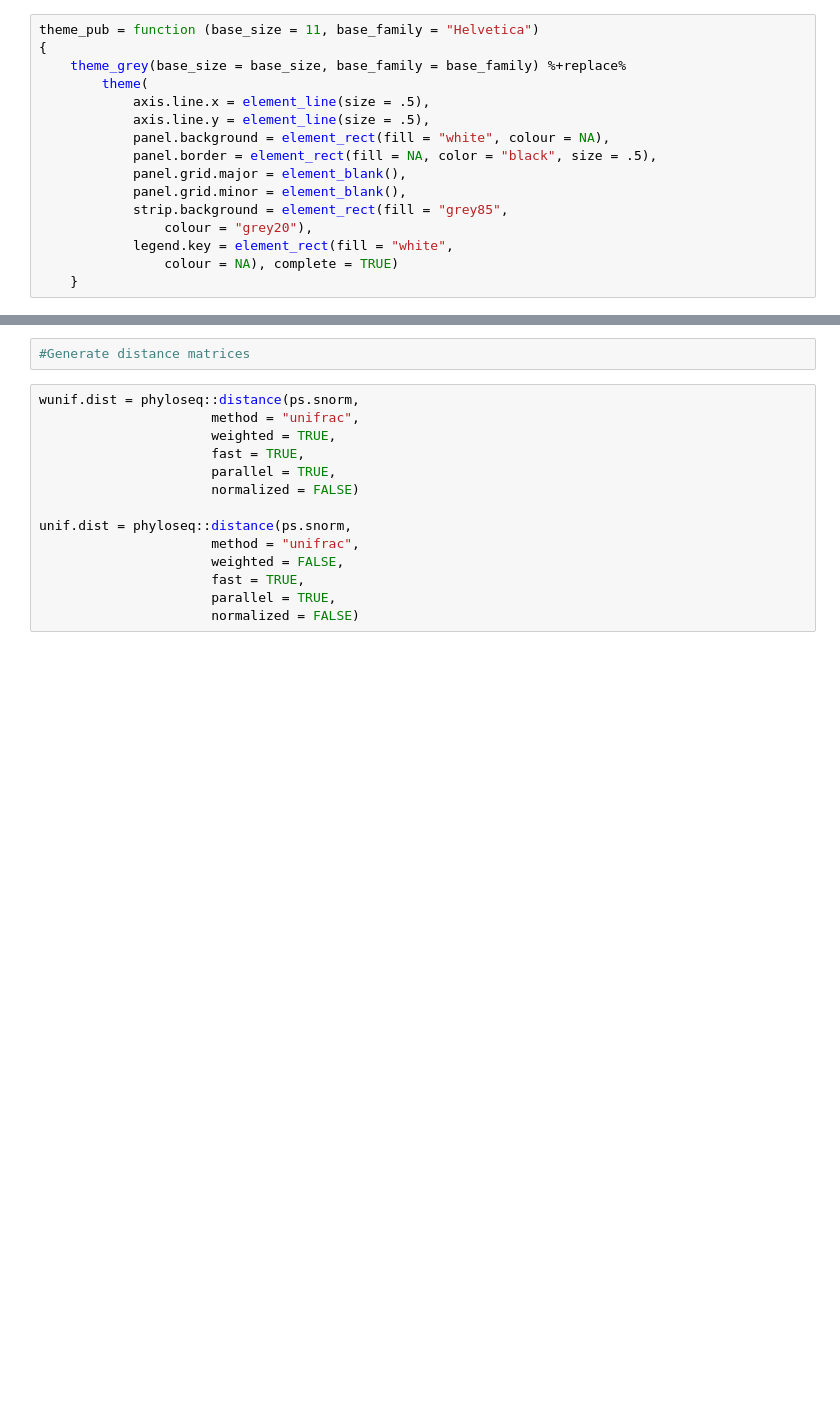
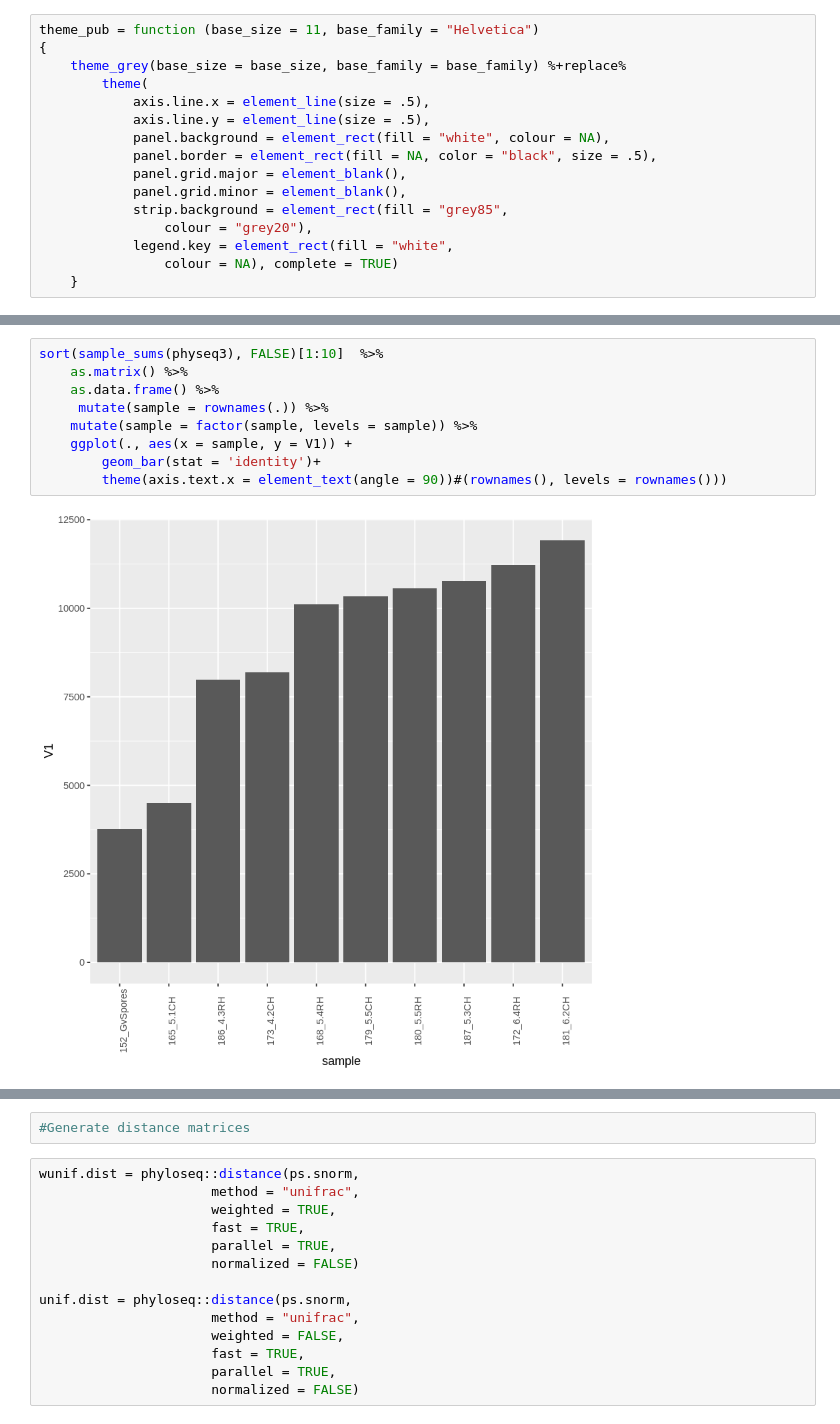
Before and after one commit to bdemmett/Hyphosphere, a Jupyter notebook: notebooks/MiSeqRuns/7-3exp_hypothesis_testing.ipynb, the cells around one changed output, grey strips where cells are left out. Saved outputs shown, nothing was run; the diff lists cells and outputs as text; blank space fills up the shorter version.

```diff
--- a/notebooks/MiSeqRuns/7-3exp_hypothesis_testing.ipynb
+++ b/notebooks/MiSeqRuns/7-3exp_hypothesis_testing.ipynb
@@ -49,0 +119,11 @@ figDir = '~/Hyphosphere/data/3Exp/figures'
+# %%
+sort(sample_sums(physeq3), FALSE)[1:10]  %>%
+    as.matrix() %>%
+    as.data.frame() %>%
+     mutate(sample = rownames(.)) %>%
+    mutate(sample = factor(sample, levels = sample)) %>%
+    ggplot(., aes(x = sample, y = V1)) +
+        geom_bar(stat = 'identity')+
+        theme(axis.text.x = element_text(angle = 90))#(rownames(), levels = rownames()))
+# %% [output]
+[figure, added]
```
Also changed, not shown: parts of 40 cells of this notebook, 13 other files.
